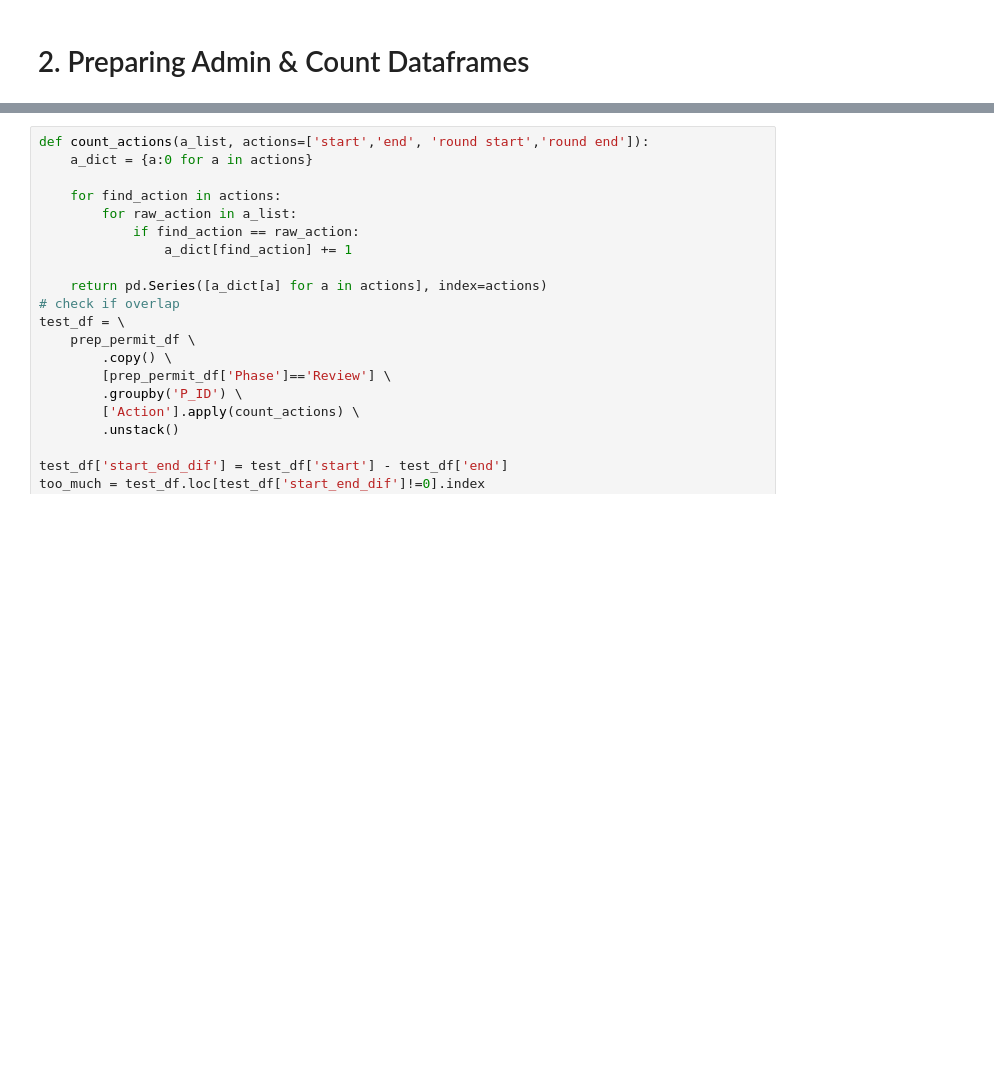
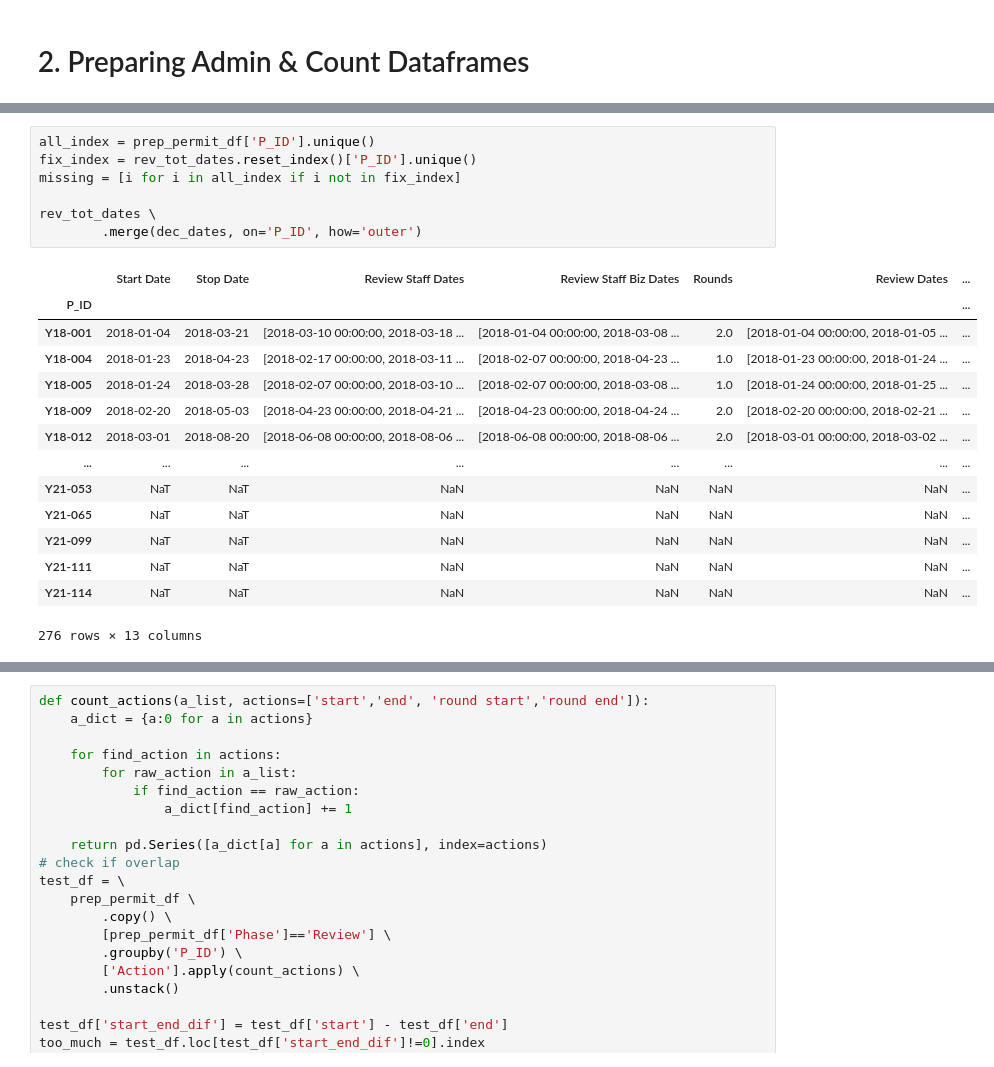
Before and after one commit to nelmsal/WC_Accela_Permit_Metrics, a Jupyter notebook: python/process_permit2.ipynb, the cells around one changed output, grey strips where cells are left out. Cells and saved outputs as stored; diff of their text form; blank space fills up the shorter version.

```diff
--- a/python/process_permit2.ipynb
+++ b/python/process_permit2.ipynb
@@ -173,0 +285,22 @@ Total 116 | Rounds 4 | Days per Round 20, 9, 10, 2
+# %%
+all_index = prep_permit_df['P_ID'].unique()
+fix_index = rev_tot_dates.reset_index()['P_ID'].unique()
+missing = [i for i in all_index if i not in fix_index]
+
+rev_tot_dates \
+        .merge(dec_dates, on='P_ID', how='outer')
+# %% [output]
+|  | Start Date | Stop Date | Review Staff Dates | Review Staff Biz Dates | Rounds | Review Dates | ... |
+| P_ID |  |  |  |  |  |  | ... |
+| Y18-001 | 2018-01-04 | 2018-03-21 | [2018-03-10 00:00:00, 2018-03-18 ... | [2018-01-04 00:00:00, 2018-03-08 ... | 2.0 | [2018-01-04 00:00:00, 2018-01-05 ... | ... |
+| Y18-004 | 2018-01-23 | 2018-04-23 | [2018-02-17 00:00:00, 2018-03-11 ... | [2018-02-07 00:00:00, 2018-04-23 ... | 1.0 | [2018-01-23 00:00:00, 2018-01-24 ... | ... |
+| Y18-005 | 2018-01-24 | 2018-03-28 | [2018-02-07 00:00:00, 2018-03-10 ... | [2018-02-07 00:00:00, 2018-03-08 ... | 1.0 | [2018-01-24 00:00:00, 2018-01-25 ... | ... |
+| Y18-009 | 2018-02-20 | 2018-05-03 | [2018-04-23 00:00:00, 2018-04-21 ... | [2018-04-23 00:00:00, 2018-04-24 ... | 2.0 | [2018-02-20 00:00:00, 2018-02-21 ... | ... |
+| Y18-012 | 2018-03-01 | 2018-08-20 | [2018-06-08 00:00:00, 2018-08-06 ... | [2018-06-08 00:00:00, 2018-08-06 ... | 2.0 | [2018-03-01 00:00:00, 2018-03-02 ... | ... |
+| ... | ... | ... | ... | ... | ... | ... | ... |
+| Y21-053 | NaT | NaT | NaN | NaN | NaN | NaN | ... |
+| Y21-065 | NaT | NaT | NaN | NaN | NaN | NaN | ... |
+| Y21-099 | NaT | NaT | NaN | NaN | NaN | NaN | ... |
+| Y21-111 | NaT | NaT | NaN | NaN | NaN | NaN | ... |
+| Y21-114 | NaT | NaT | NaN | NaN | NaN | NaN | ... |
+276 rows × 13 columns
```
Also changed, not shown: parts of 21 cells of this notebook, 7 other files.
